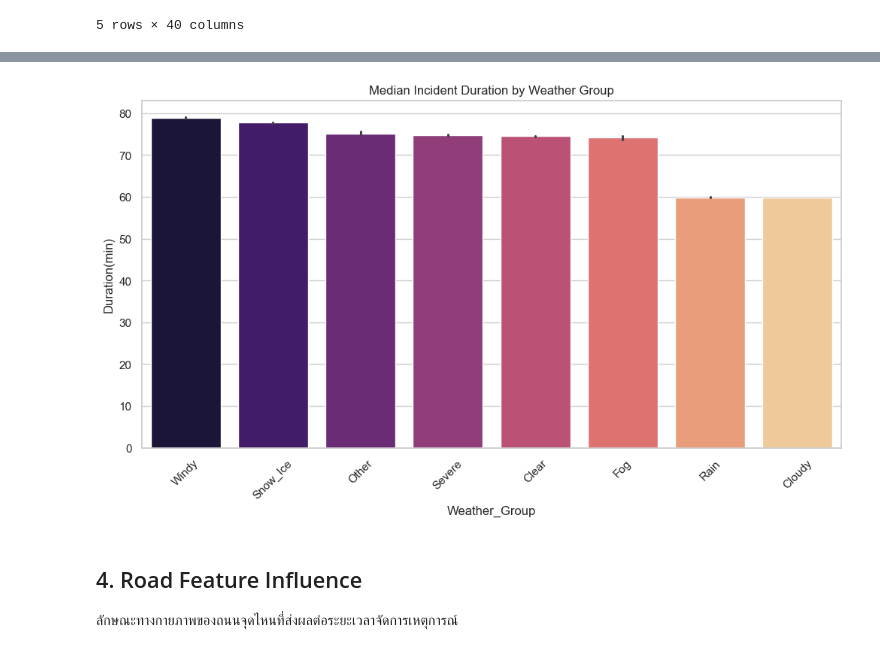
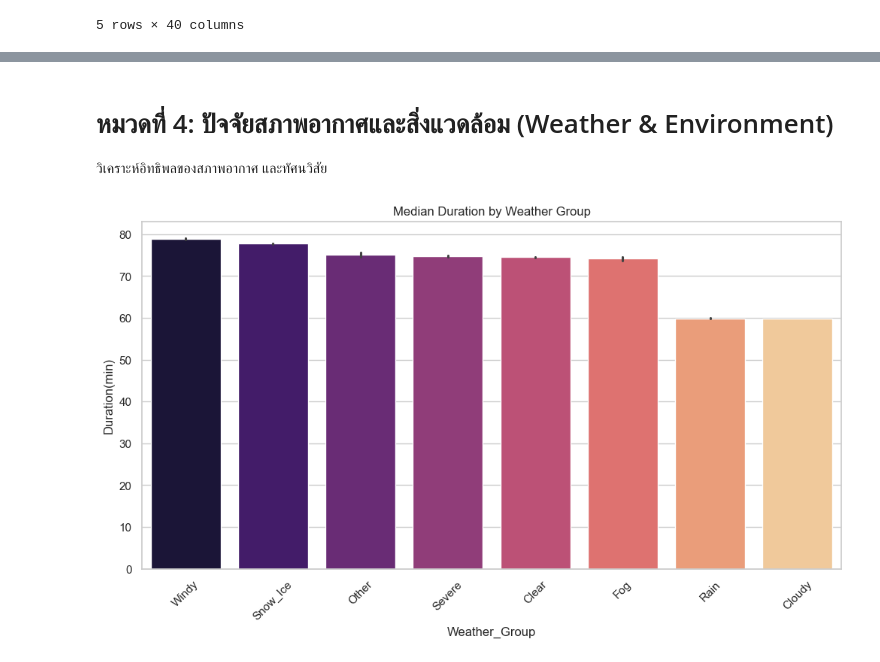
Before and after one commit to ThnaChamp/us-traffic-incident-analysis, a Jupyter notebook: notebooks/02_eda_visualization.ipynb, the cells around one changed output, grey strips where cells are left out. Saved outputs shown, nothing was run; the diff lists cells and outputs as text; code cells hidden in the pictures.

```diff
--- a/notebooks/02_eda_visualization.ipynb
+++ b/notebooks/02_eda_visualization.ipynb
@@ -75,13 +129,13 @@ plt.show()
+# %% [markdown]
+# หมวดที่ 4: ปัจจัยสภาพอากาศและสิ่งแวดล้อม (Weather & Environment)
+วิเคราะห์อิทธิพลของสภาพอากาศ และทัศนวิสัย
 # %%
 weather_order = df.groupby('Weather_Group')['Duration(min)'].median().sort_values(ascending=False).index
 
 plt.figure(figsize=(12, 6))
 sns.barplot(data=df, x='Weather_Group', y='Duration(min)', order=weather_order, estimator=np.median, palette='magma')
-plt.title('Median Incident Duration by Weather Group')
+plt.title('Median Duration by Weather Group')
 plt.xticks(rotation=45)
 plt.show()
 # %% [output]
-[figure, old version]
+[figure, new version]
-# %% [markdown]
-## 4. Road Feature Influence
-ลักษณะทางกายภาพของถนนจุดไหนที่ส่งผลต่อระยะเวลาจัดการเหตุการณ์
```
Also changed, not shown: parts of 31 cells of this notebook.
